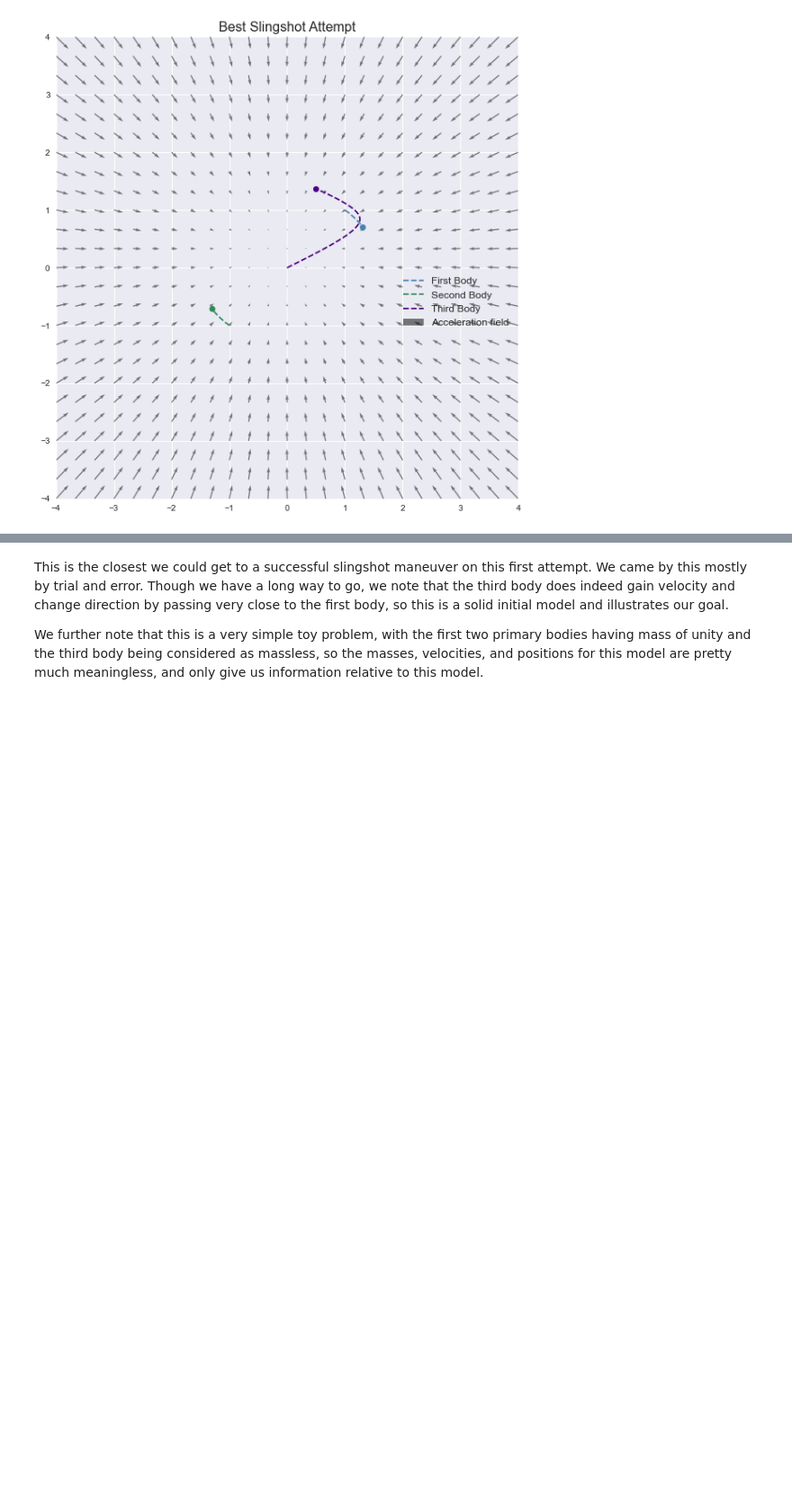
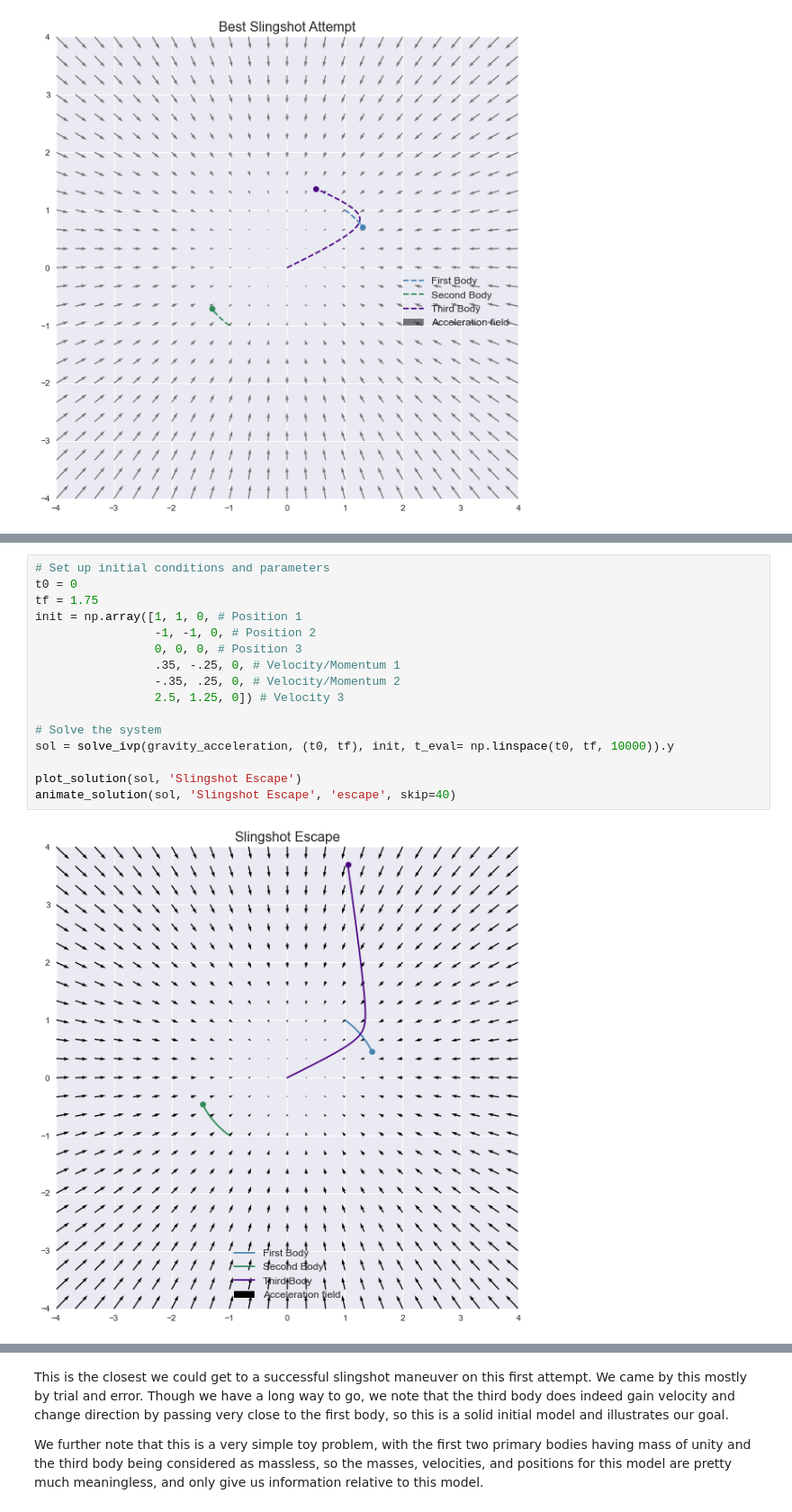
Before and after one commit to samcochran/optimal-spacecraft-control, a Jupyter notebook: Code/project1.ipynb, the cells around one changed output, grey strips where cells are left out. Shown at 90% size. Saved outputs shown, nothing was run; the diff lists cells and outputs as text; blank space fills up the shorter version.

Commit message:
Added escape plot and animation

```diff
--- a/Code/project1.ipynb
+++ b/Code/project1.ipynb
@@ -265,3 +265,21 @@ animate_solution(sol, 'Best Slingshot Attempt', 'best_attempt', skip=40)
 [figure]
 # %% [markdown]
 <video src="../Animations/best_attempt.mp4" controls></video>
+# %%
+# Set up initial conditions and parameters
+t0 = 0
+tf = 1.75
+init = np.array([1, 1, 0, # Position 1
+                 -1, -1, 0, # Position 2
+                 0, 0, 0, # Position 3
+                 .35, -.25, 0, # Velocity/Momentum 1
+                 -.35, .25, 0, # Velocity/Momentum 2
+                 2.5, 1.25, 0]) # Velocity 3
+
+# Solve the system
+sol = solve_ivp(gravity_acceleration, (t0, tf), init, t_eval= np.linspace(t0, tf, 10000)).y
+
+plot_solution(sol, 'Slingshot Escape')
+animate_solution(sol, 'Slingshot Escape', 'escape', skip=40)
+# %% [output]
+[figure, added]
```
Also changed, not shown: parts of 2 cells of this notebook, 1 other file.
